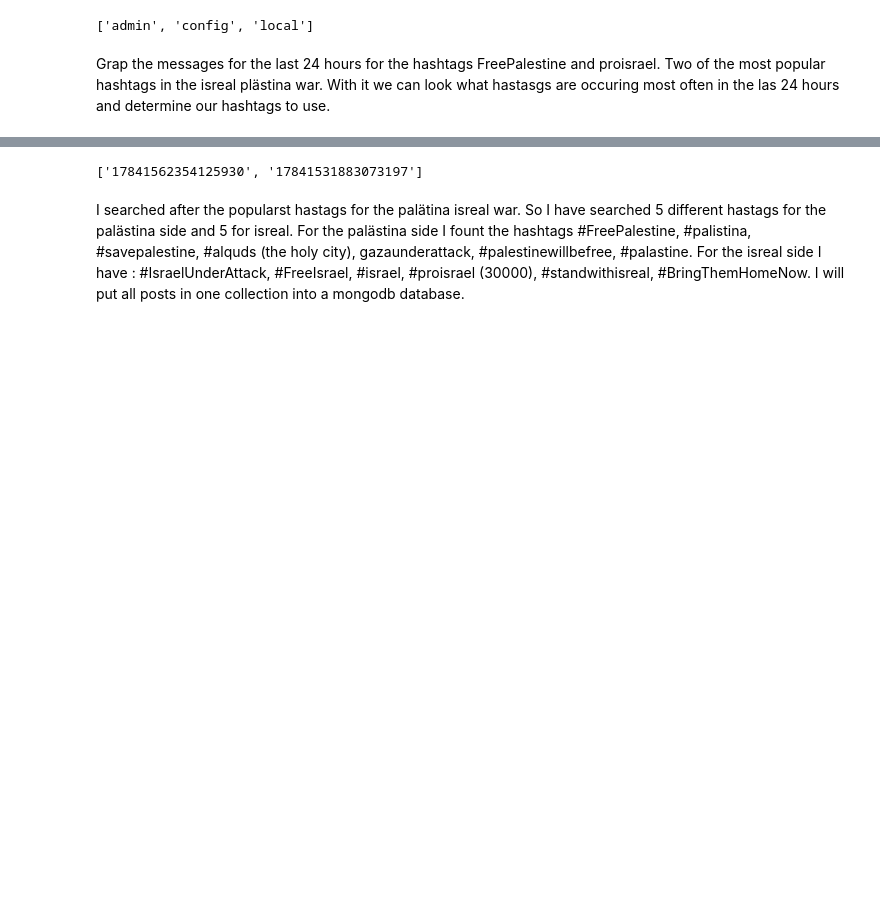
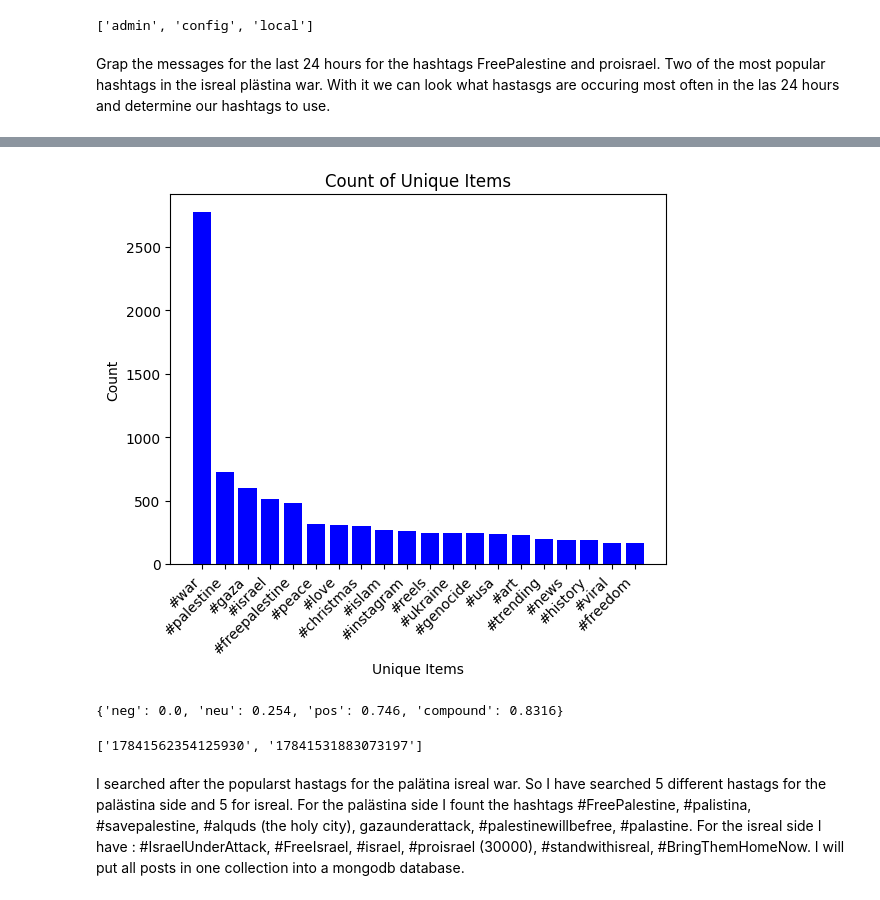
Before and after one commit to SavasKoeklu/BDA_Project, a Jupyter notebook: test.ipynb, the cells around one changed output, grey strips where cells are left out. Cells and saved outputs as stored; diff of their text form; code cells hidden in the pictures; blank space fills up the shorter version.

```diff
--- a/test.ipynb
+++ b/test.ipynb
@@ -89,0 +180,13 @@ while True:
+# %%
+# we excuted aslo every thing also for the hashtag war, to get an first impression of how important palestine war is
+items, counts = zip(*top_items)
+
+# Plotting the bar chart
+plt.bar(items, counts, color='blue')
+plt.xlabel('Unique Items')
+plt.ylabel('Count')
+plt.title('Count of Unique Items')
+plt.xticks(rotation=45, ha='right')
+plt.show()
+# %% [output]
+[figure, added]
@@ -90,3 +197,9 @@ while True:
+# %%
+from vaderSentiment.vaderSentiment import SentimentIntensityAnalyzer
+analyzer = SentimentIntensityAnalyzer()
+analyzer.polarity_scores("VADER is smart, handsome, and funny.")
+# %% [output]
+{'neg': 0.0, 'neu': 0.254, 'pos': 0.746, 'compound': 0.8316}
 # %%
 def get_all_posts_since_24hours(hashtag_names, access_token, instagram_account_id):
     hashtag_ids = []
```
Also changed, not shown: parts of 10 cells of this notebook, 2 other files.
